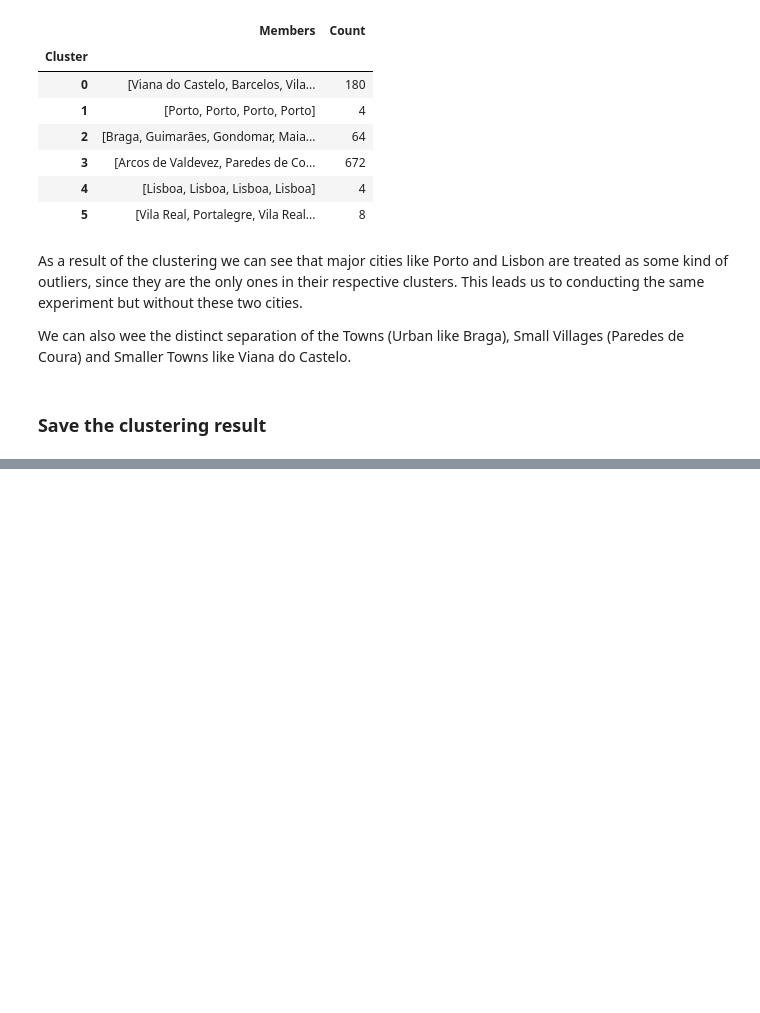
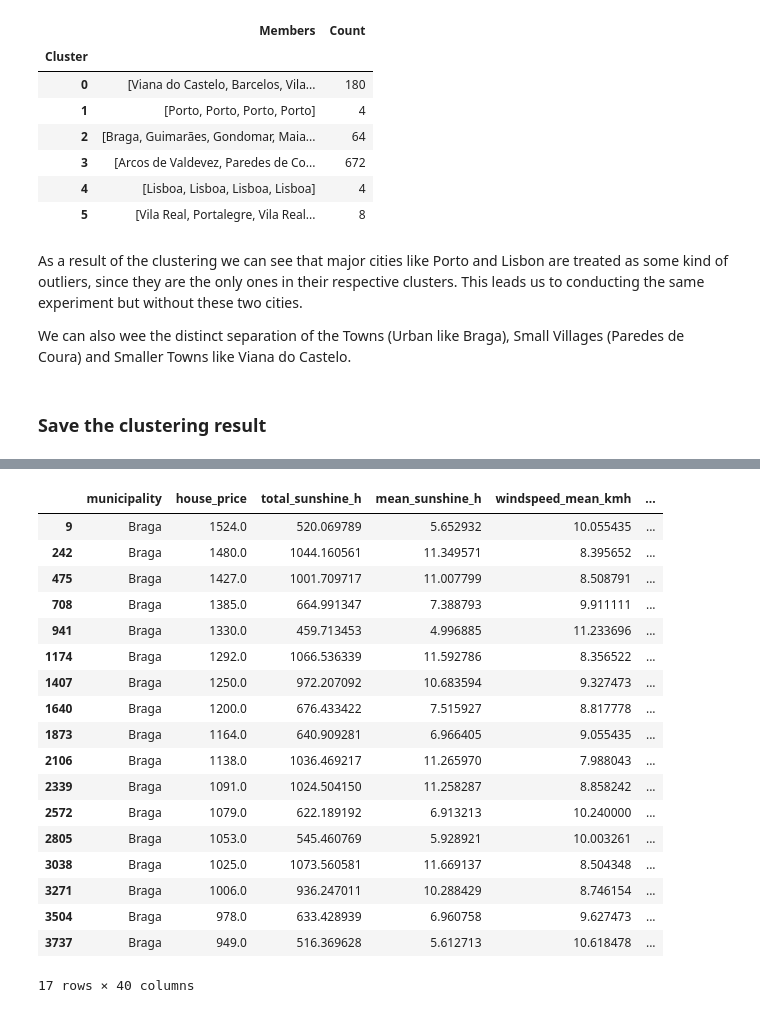
Before and after one commit to Shushunya/FCD-housing-prices, a Jupyter notebook: code/notebooks/clustering/01_urbanization_clustering_all.ipynb, the cells around one changed output, grey strips where cells are left out. Drawn from its saved outputs; the diff is of its cells as text; code cells hidden in the pictures; blank space fills up the shorter version.

```diff
--- a/code/notebooks/clustering/01_urbanization_clustering_all.ipynb
+++ b/code/notebooks/clustering/01_urbanization_clustering_all.ipynb
@@ -156,5 +164,13 @@ As a result of the clustering we can see that major cities like Porto and Lisbon
 We can also wee the distinct separation of the Towns (Urban like Braga), Small Villages (Paredes de Coura) and Smaller Towns like Viana do Castelo.
 # %% [markdown]
 ### Save the clustering result
+# %%
+import pandas as pd
+master_df = pd.read_csv(MASTER_DF_FILE)
 # %%
-engine.save_clustered_data()
+clusters = engine.labels
+df1 = engine.df_working
+df1["cluster_urban"] = engine.labels
+# %%
+region_to_label = df1.set_index('municipality')['cluster_urban'].drop_duplicates().astype(int)
+region_to_label
@@ -160,0 +186,3 @@ engine.save_clustered_data()
+# %%
+# Apply the mapping to dataframe1
+master_df['cluster_urban'] = master_df['municipality'].map(region_to_label)
@@ -160,0 +198,22 @@ engine.save_clustered_data()
+# %%
+master_df[master_df["municipality"] == "Braga"]
+# %% [output]
+|  | municipality | house_price | total_sunshine_h | mean_sunshine_h | windspeed_mean_kmh | ... |
+| 9 | Braga | 1524.0 | 520.069789 | 5.652932 | 10.055435 | ... |
+| 242 | Braga | 1480.0 | 1044.160561 | 11.349571 | 8.395652 | ... |
+| 475 | Braga | 1427.0 | 1001.709717 | 11.007799 | 8.508791 | ... |
+| 708 | Braga | 1385.0 | 664.991347 | 7.388793 | 9.911111 | ... |
+| 941 | Braga | 1330.0 | 459.713453 | 4.996885 | 11.233696 | ... |
+| 1174 | Braga | 1292.0 | 1066.536339 | 11.592786 | 8.356522 | ... |
+| 1407 | Braga | 1250.0 | 972.207092 | 10.683594 | 9.327473 | ... |
+| 1640 | Braga | 1200.0 | 676.433422 | 7.515927 | 8.817778 | ... |
+| 1873 | Braga | 1164.0 | 640.909281 | 6.966405 | 9.055435 | ... |
+| 2106 | Braga | 1138.0 | 1036.469217 | 11.265970 | 7.988043 | ... |
+| 2339 | Braga | 1091.0 | 1024.504150 | 11.258287 | 8.858242 | ... |
+| 2572 | Braga | 1079.0 | 622.189192 | 6.913213 | 10.240000 | ... |
+| 2805 | Braga | 1053.0 | 545.460769 | 5.928921 | 10.003261 | ... |
+| 3038 | Braga | 1025.0 | 1073.560581 | 11.669137 | 8.504348 | ... |
+| 3271 | Braga | 1006.0 | 936.247011 | 10.288429 | 8.746154 | ... |
+| 3504 | Braga | 978.0 | 633.428939 | 6.960758 | 9.627473 | ... |
+| 3737 | Braga | 949.0 | 516.369628 | 5.612713 | 10.618478 | ... |
+17 rows × 40 columns
```
Also changed, not shown: parts of 6 cells of this notebook, 5 other files.
